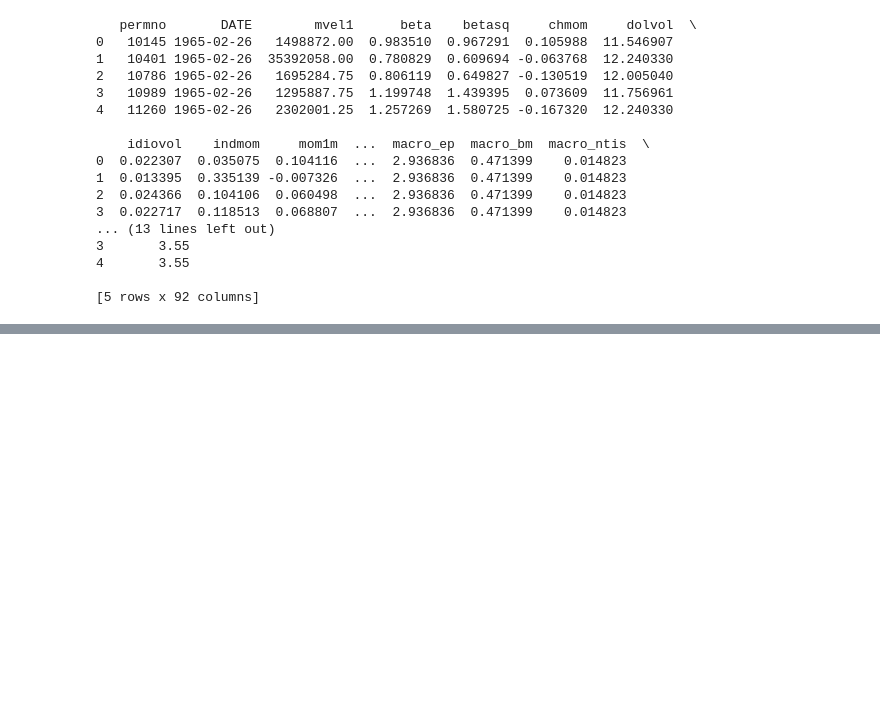
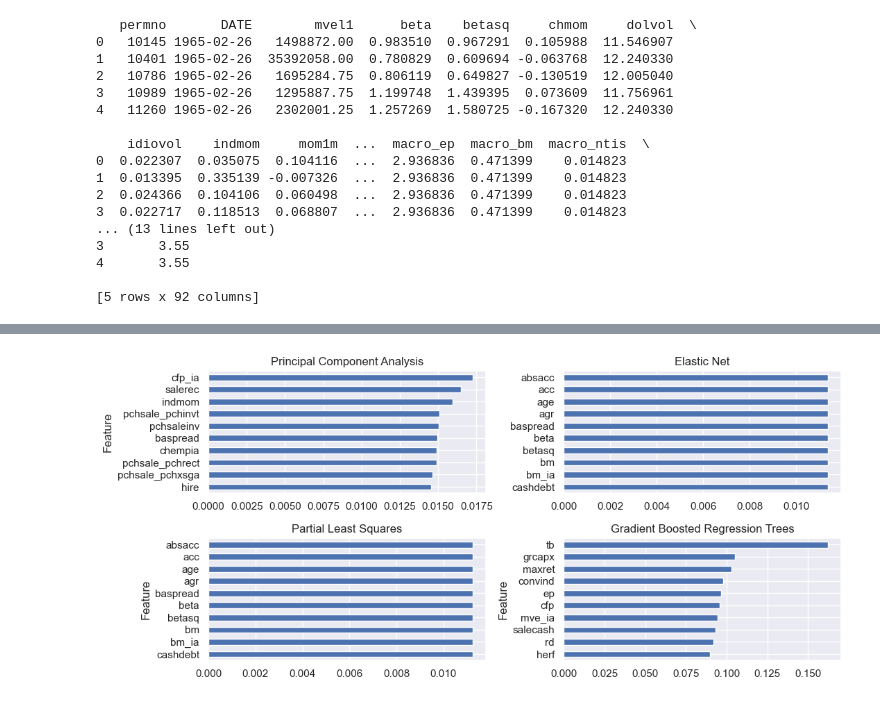
Before and after one commit to KidQuant/Taming-The-Factor-Zoo, a Jupyter notebook: 3_EDA.ipynb, the cells around one changed output, grey strips where cells are left out. Saved outputs shown, nothing was run; the diff lists cells and outputs as text; code cells hidden in the pictures; blank space fills up the shorter version.

```diff
--- a/3_EDA.ipynb
+++ b/3_EDA.ipynb
@@ -296,0 +228,20 @@ plt.show()
+# %%
+var_enet = pd.read_csv('var_imp_net.csv')
+var_pca = pd.read_csv('var_imp_pca.csv')
+var_pls = pd.read_csv('var_imp_pls.csv')
+var_gbrt = pd.read_csv('var_imp_GBRT.csv')
+# %%
+fea_imp_enet = var_enet.sort_values(['var_imp', 'Feature'], ascending=[True, False]).iloc[-10:]
+fea_imp_pca = var_pca.sort_values(['var_imp', 'Feature'], ascending=[True, False]).iloc[-10:]
+fea_imp_pls = var_pls.sort_values(['var_imp', 'Feature'], ascending=[True, False]).iloc[-10:]
+fea_IMP_gbrt = var_gbrt.sort_values(['var_imp', 'Feature'], ascending=[True, False]).iloc[-10:]
+fig, axes = plt.subplots(2, 2)
+fea_imp_enet.plot(kind='barh', x='Feature', y='var_imp', figsize=(7, 5), ax=axes[0,1], legend=None, title='Elastic Net', ylabel='')
+fea_imp_pca.plot(kind='barh', x='Feature', y='var_imp', figsize=(11, 5), ax=axes[0,0], legend=None, xlabel=None, title='Principal Component Analysis')
+fea_imp_pls.plot(kind='barh', x='Feature', y='var_imp', figsize=(11, 5), ax=axes[1,0], legend=None, xlabel=None, title='Partial Least Squares')
+fea_IMP_gbrt.plot(kind='barh', x='Feature', y='var_imp', figsize=(11, 5), ax=axes[1,1], legend=None, xlabel=None, title='Gradient Boosted Regression Trees')
+fig.tight_layout()
+
+plt.show()
+# %% [output]
+[figure, added]
```
Also changed, not shown: parts of 23 cells of this notebook, 15 other files.
